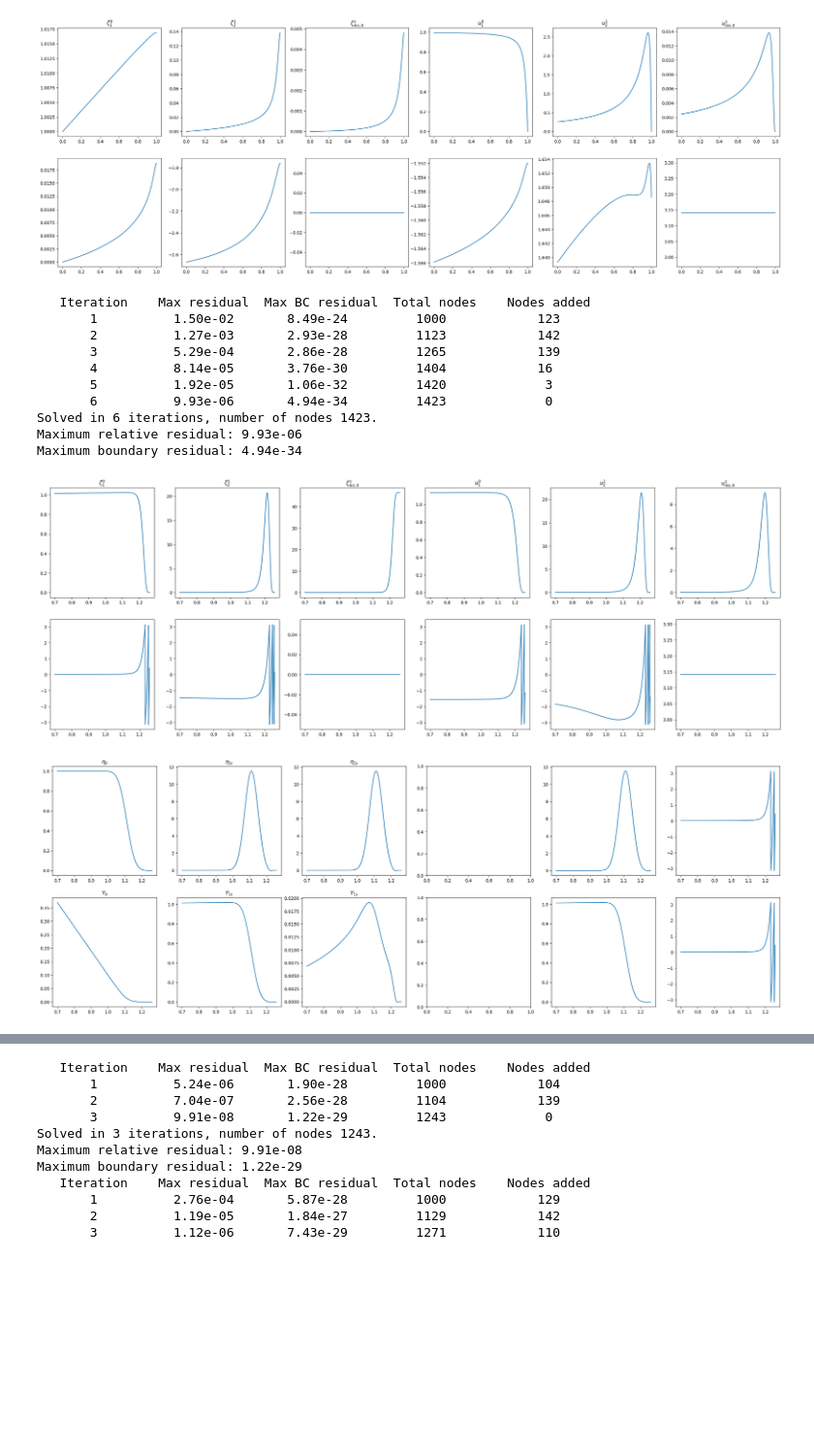
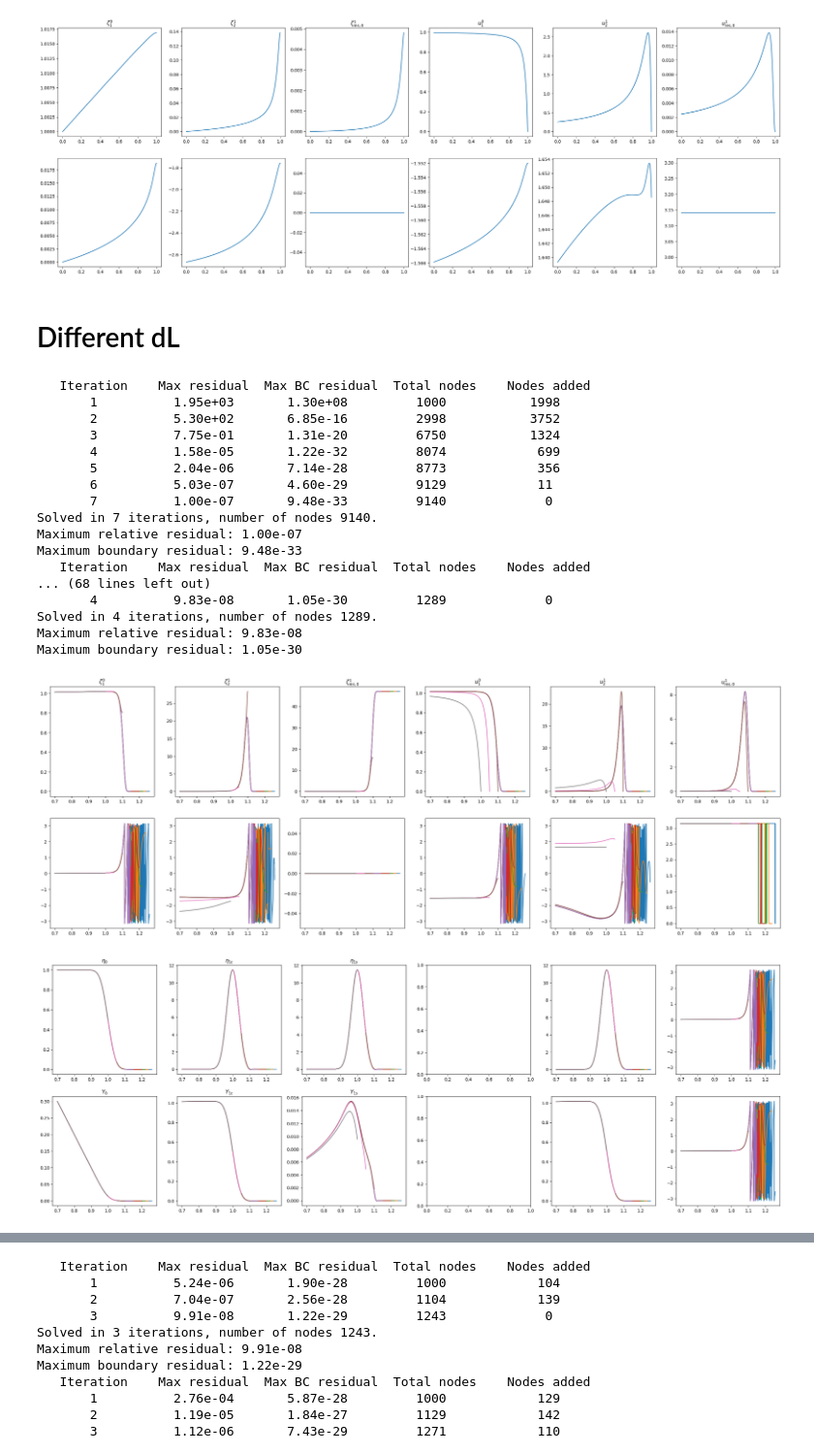
Before and after one commit to Jone-Liekens/Perturbation, a Jupyter notebook: defina/test_defina.ipynb, the cells around one changed output, grey strips where cells are left out. Shown at 97% size. Cells and saved outputs as stored; diff of their text form; code cells hidden in the pictures; blank space fills up the shorter version.

```diff
--- a/defina/test_defina.ipynb
+++ b/defina/test_defina.ipynb
@@ -54,33 +56,42 @@ Maximum relative residual: 9.83e-08
 Maximum boundary residual: 1.05e-30
 [figure]
 [figure]
+# %% [markdown]
+# Different dL
 # %%
 fig, axs = plt.subplots(2, 6, figsize=(30, 10))
 fig2, axs2 = plt.subplots(2, 6, figsize=(30, 10))
 
 # for dL in [0, 0.05, 0.08, 0.1, 0.12, 0.14, 0.16, 0.18, 0.2, 0.22, 0.24, 0.26]:
 # for dL in [0]:
 # for dL in [0, 0.05, 0.08, 0.1, 0.12]:
 # for dL in [0.2, 0.225, 0.25, 0.275, 0.3]:
 # for dL in [0.2, 0.21, 0.22, 0.223, 0.225, 0.25, 0.26][::-1]:
-# for dL in [0.2, 0.22, 0.24, 0.26, 0.27, 0.28, 0.29, 0.3][::-1]:
-for dL in [0.26]:
+for dL in [0, 0.05, 0.1, 0.15, 0.2, 0.22, 0.24, 0.26][::-1]:
+# for dL in [0.26]:
     pdswe.dL = dL
     pdswe.set_derivative_vars()
     pdswe.solve()
     pdswe.visualize_amplitudes(0.7, axs=axs)
     pdswe.visualize_defina_vars(0.7, axs=axs2)
 plt.show()
 # %% [output]
    Iteration    Max residual  Max BC residual  Total nodes    Nodes added
-       1          1.50e-02       8.49e-24         1000            123
-       2          1.27e-03       2.93e-28         1123            142
-       3          5.29e-04       2.86e-28         1265            139
-       4          8.14e-05       3.76e-30         1404            16
-       5          1.92e-05       1.06e-32         1420             3
-       6          9.93e-06       4.94e-34         1423             0
-Solved in 6 iterations, number of nodes 1423.
-Maximum relative residual: 9.93e-06
-Maximum boundary residual: 4.94e-34
+       1          1.95e+03       1.30e+08         1000           1998
+       2          5.30e+02       6.85e-16         2998           3752
+       3          7.75e-01       1.31e-20         6750           1324
+       4          1.58e-05       1.22e-32         8074            699
+       5          2.04e-06       7.14e-28         8773            356
+       6          5.03e-07       4.60e-29         9129            11
+       7          1.00e-07       9.48e-33         9140             0
+Solved in 7 iterations, number of nodes 9140.
+Maximum relative residual: 1.00e-07
+Maximum boundary residual: 9.48e-33
+   Iteration    Max residual  Max BC residual  Total nodes    Nodes added
+... (68 lines left out)
+       4          9.83e-08       1.05e-30         1289             0
+Solved in 4 iterations, number of nodes 1289.
+Maximum relative residual: 9.83e-08
+Maximum boundary residual: 1.05e-30
-[figure, old version]
+[figure, new version]
-[figure, old version]
+[figure, new version]
```
Also changed, not shown: parts of 5 cells of this notebook, 2 other files.
